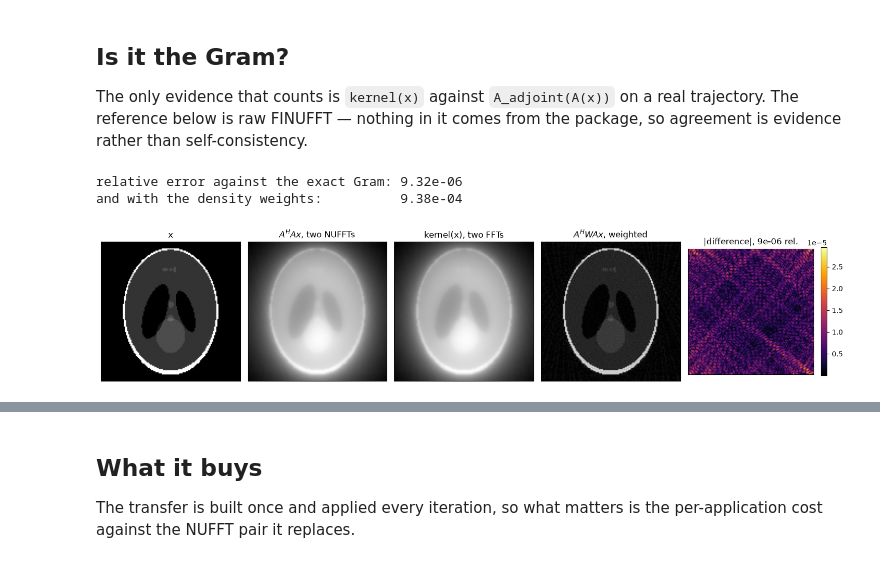
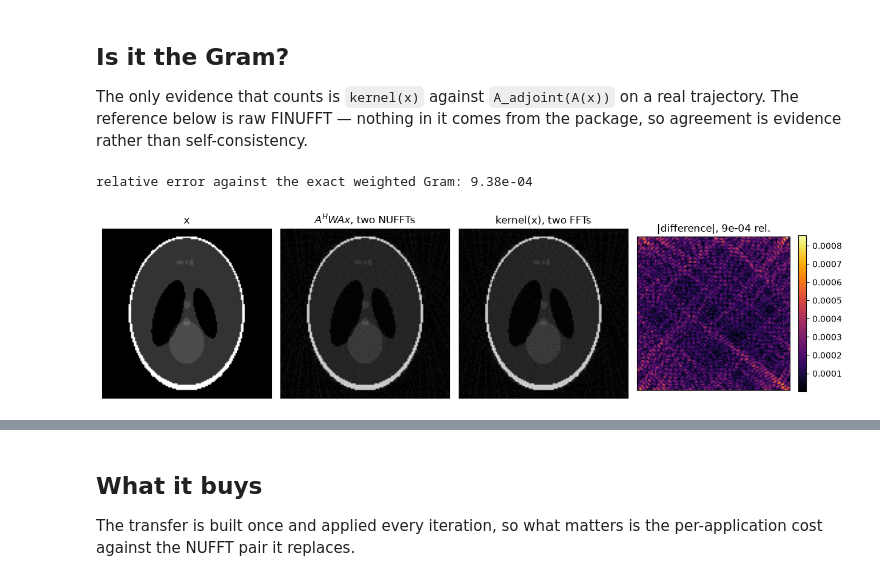
Before and after one commit to FiRMLAB-Pisa/mrtoeplitz, a Jupyter notebook: examples/scalar.ipynb, the cells around one changed output, grey strips where cells are left out. Drawn from its saved outputs; the diff is of its cells as text; code cells hidden in the pictures.

```diff
--- a/examples/scalar.ipynb
+++ b/examples/scalar.ipynb
@@ -80,8 +80,7 @@ is never materialised.
 # sample density falls as 1/|k|, so the weight rises as |k|.
 density = np.linalg.norm(trajectory, axis=-1).astype(np.float32)
 
-kernel = mt.scalar_kernel(trajectory, (n, n))
-weighted = mt.scalar_kernel(trajectory, (n, n), density=density)
+kernel = mt.scalar_kernel(trajectory, (n, n), density=density)
 print(kernel)
 print(f"rank {kernel.rank}, image {kernel.image_shape}, transfer on {kernel.spatial_shape}")
 print(f"stored {kernel.storage_nbytes / 2**20:.2f} MiB of a dense "
@@ -122,43 +121,32 @@ def exact_gram(x, density=None):
     return adjoint.execute(measured) / (2 * n) ** 2
 
 
-truth = exact_gram(image.numpy())
+truth = exact_gram(image.numpy(), density=density)
 fast = kernel(image[None, None])[0, 0].numpy()
 
 error = np.linalg.norm(fast - truth) / np.linalg.norm(truth)
-print(f"relative error against the exact Gram: {error:.2e}")
-
-# The same, with weights inside the normal.
-weighted_truth = exact_gram(image.numpy(), density=density)
-weighted_fast = weighted(image[None, None])[0, 0].numpy()
-weighted_error = np.linalg.norm(weighted_fast - weighted_truth) / np.linalg.norm(
-    weighted_truth
-)
-print(f"and with the density weights:          {weighted_error:.2e}")
+print(f"relative error against the exact weighted Gram: {error:.2e}")
 # %% [output]
-relative error against the exact Gram: 9.32e-06
-and with the density weights:          9.38e-04
+relative error against the exact weighted Gram: 9.38e-04
 # %%
-fig, axes = plt.subplots(1, 5, figsize=(15, 3.2))
+fig, axes = plt.subplots(1, 4, figsize=(12.5, 3.2))
 axes[0].imshow(np.abs(image.numpy()), cmap="gray")
 axes[0].set_title("x")
 axes[1].imshow(np.abs(truth), cmap="gray")
-axes[1].set_title("$A^H A x$, two NUFFTs")
+axes[1].set_title("$A^H W A x$, two NUFFTs")
 axes[2].imshow(np.abs(fast), cmap="gray")
 axes[2].set_title("kernel(x), two FFTs")
-axes[3].imshow(np.abs(weighted_fast), cmap="gray")
-axes[3].set_title("$A^H W A x$, weighted")
-for axis in axes[:4]:
+for axis in axes[:3]:
     axis.set_xticks([])
     axis.set_yticks([])
-shown = axes[4].imshow(np.abs(fast - truth) / np.abs(truth).max(), cmap="inferno")
-axes[4].set_title(f"|difference|, {error:.0e} rel.")
-axes[4].set_xticks([])
-axes[4].set_yticks([])
-fig.colorbar(shown, ax=axes[4], fraction=0.046)
+shown = axes[3].imshow(np.abs(fast - truth) / np.abs(truth).max(), cmap="inferno")
+axes[3].set_title(f"|difference|, {error:.0e} rel.")
+axes[3].set_xticks([])
+axes[3].set_yticks([])
+fig.colorbar(shown, ax=axes[3], fraction=0.046)
 fig.tight_layout()
 # %% [output]
-[figure, old version]
+[figure, new version]
 # %%
 # Written only when the notebook runs inside a clone, and it is what the
 # README shows -- so the figure in the README is always this cell's output.
```
Also changed, not shown: parts of 8 cells of this notebook, 10 other files.
